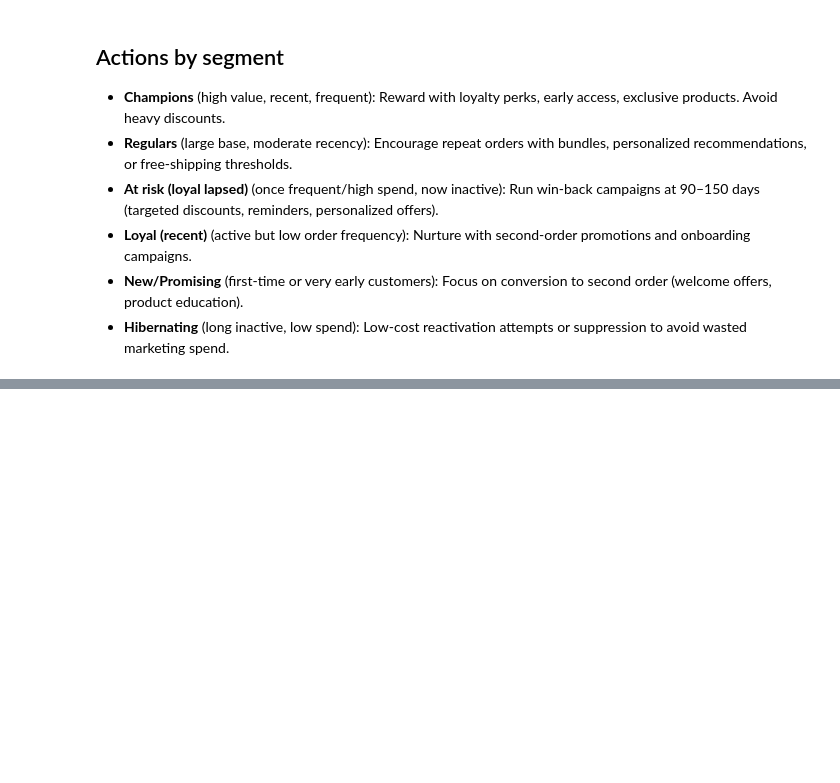
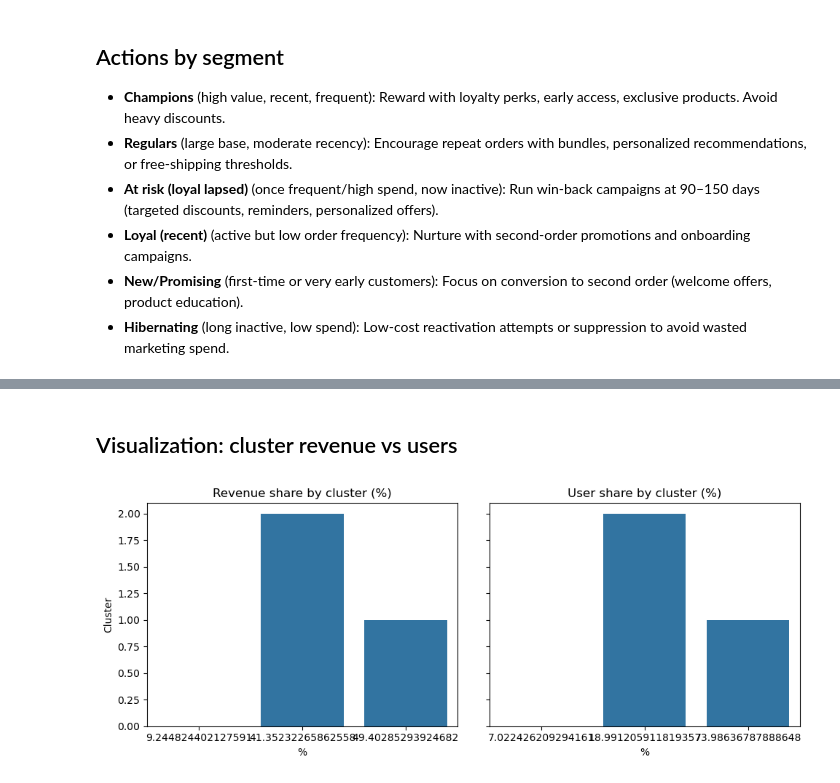
Before and after one commit to ayan978/Customer-Retention-Analysis-and-RFM-Segmentation-in-E-commerce, a Jupyter notebook: notebooks/customer_retention_rfm_segmentation.ipynb, the cells around one changed output, grey strips where cells are left out. Cells and saved outputs as stored; diff of their text form; code cells hidden in the pictures; blank space fills up the shorter version.

```diff
--- a/notebooks/customer_retention_rfm_segmentation.ipynb
+++ b/notebooks/customer_retention_rfm_segmentation.ipynb
@@ -780,0 +899,10 @@ seg_kpis.round({"revenue":2,"revenue_share_pct":2,"aov_median":2})
+# %%
+K = 3
+kmeans = MiniBatchKMeans(n_clusters=K, random_state=42, batch_size=2048, n_init="auto")
+feat["cluster"] = kmeans.fit_predict(X_scaled)
+
+# Join back to users to analyze spend/behavior by cluster
+users_clusters = users.merge(feat[["user_id","cluster"]], on="user_id", how="left")
+orders_clusters = orders.merge(feat[["user_id","cluster"]], on="user_id", how="left")
+
+users_clusters["cluster"].value_counts().sort_index()
@@ -780,0 +917,25 @@ seg_kpis.round({"revenue":2,"revenue_share_pct":2,"aov_median":2})
+# %%
+# Cluster sizes and revenue
+clust_summary = (
+    users_clusters.groupby("cluster")
+      .agg(users=("user_id","count"),
+           revenue=("monetary","sum"),
+           recency_med=("recency_days","median"),
+           freq_med=("frequency","median"),
+           monetary_med=("monetary","median"))
+      .assign(revenue_share_pct=lambda d: d["revenue"]/d["revenue"].sum()*100)
+      .sort_values("revenue_share_pct", ascending=False)
+)
+
+# Add a few engineered-feature medians for color
+more_medians = (
+    feat.groupby("cluster")
+        .agg(tenure_med=("tenure_days","median"),
+             items_med=("avg_items_per_order","median"),
+             gap_mean_med=("gap_mean","median"),
+             uniq_cat_med=("unique_categories","median"),
+             uniq_brand_med=("unique_brands","median"))
+)
+
+clust_profile = clust_summary.join(more_medians)
+clust_profile.round(2)
@@ -780,0 +948,13 @@ seg_kpis.round({"revenue":2,"revenue_share_pct":2,"aov_median":2})
+# %% [markdown]
+## Visualization: cluster revenue vs users
+# %%
+plot_df = clust_summary.reset_index()
+
+fig, axes = plt.subplots(1,2, figsize=(10,4), sharey=True)
+sns.barplot(data=plot_df, x="revenue_share_pct", y="cluster", ax=axes[0])
+axes[0].set_title("Revenue share by cluster (%)"); axes[0].set_xlabel("%"); axes[0].set_ylabel("Cluster")
+sns.barplot(data=plot_df, x=plot_df["users"]/plot_df["users"].sum()*100, y="cluster", ax=axes[1])
+axes[1].set_title("User share by cluster (%)"); axes[1].set_xlabel("%"); axes[1].set_ylabel("")
+plt.tight_layout(); plt.show()
+# %% [output]
+[figure, added]
```
Also changed, not shown: parts of 16 cells of this notebook.
